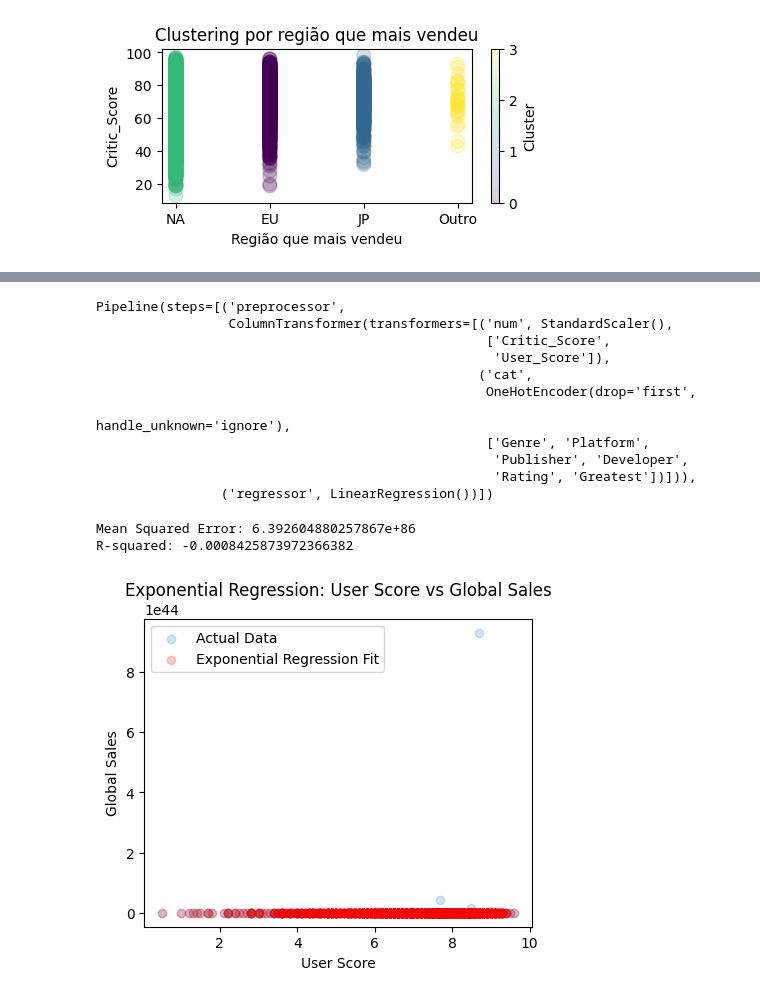
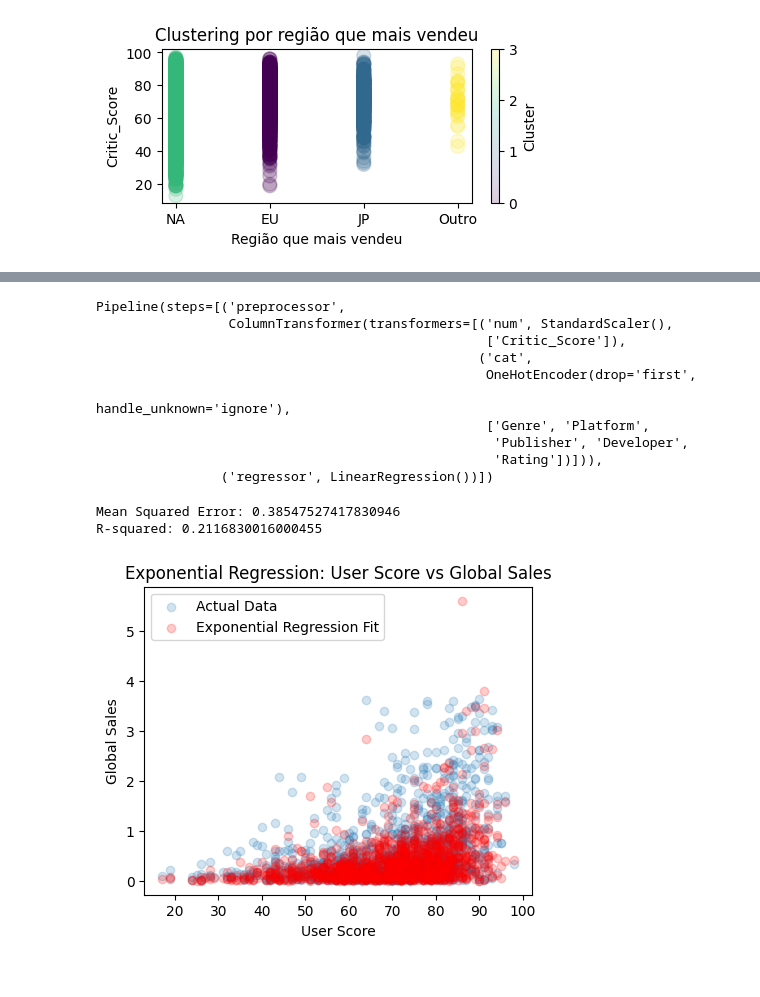
Before and after one commit to wolke412/topicos-4, a Jupyter notebook: regression.ipynb, the cells around one changed output, grey strips where cells are left out. Drawn from its saved outputs; the diff is of its cells as text; code cells hidden in the pictures.

```diff
--- a/regression.ipynb
+++ b/regression.ipynb
@@ -333,7 +333,6 @@ target = 'Global_Sales'
 
 numeric_features = [
     'Critic_Score',
-    "User_Score"
 ]
 
 categorical_features = [
@@ -367,14 +366,13 @@ model_pipeline.fit(X_train, y_train)
 # %% [output]
 Pipeline(steps=[('preprocessor',
                  ColumnTransformer(transformers=[('num', StandardScaler(),
-                                                  ['Critic_Score',
-                                                   'User_Score']),
+                                                  ['Critic_Score']),
                                                  ('cat',
                                                   OneHotEncoder(drop='first',
                                                                 handle_unknown='ignore'),
                                                   ['Genre', 'Platform',
                                                    'Publisher', 'Developer',
-                                                   'Rating', 'Greatest'])])),
+                                                   'Rating'])])),
                 ('regressor', LinearRegression())])
 # %%
 y_pred_log = model_pipeline.predict(X_test)
@@ -391,21 +389,21 @@ r2 = r2_score(y_test, y_pred)
 print("Mean Squared Error:", mse)
 print("R-squared:", r2)
 # %% [output]
-Mean Squared Error: 6.392604880257867e+86
-R-squared: -0.0008425873972366382
+Mean Squared Error: 0.38547527417830946
+R-squared: 0.2116830016000455
 # %%
 # Scatter plot of actual data
 plt.figure(figsize=(5, 4))
-plt.scatter(X_test['User_Score'], y_test, alpha=0.2, label='Actual Data')
+plt.scatter(X_test['Critic_Score'], y_test, alpha=0.2, label='Actual Data')
 
 # Plot the exponential regression line (prediction line)
-plt.scatter(X_test["User_Score"], y_pred, color='red', alpha=0.2, label='Exponential Regression Fit')
+plt.scatter(X_test["Critic_Score"], y_pred, color='red', alpha=0.2, label='Exponential Regression Fit')
 
 # Labels and legend
 plt.xlabel('User Score')
 plt.ylabel('Global Sales')
 plt.title('Exponential Regression: User Score vs Global Sales')
 plt.legend()
 plt.show()
 # %% [output]
-[figure, old version]
+[figure, new version]
```
Also changed, not shown: parts of 1 cell of this notebook, 2 other files.
